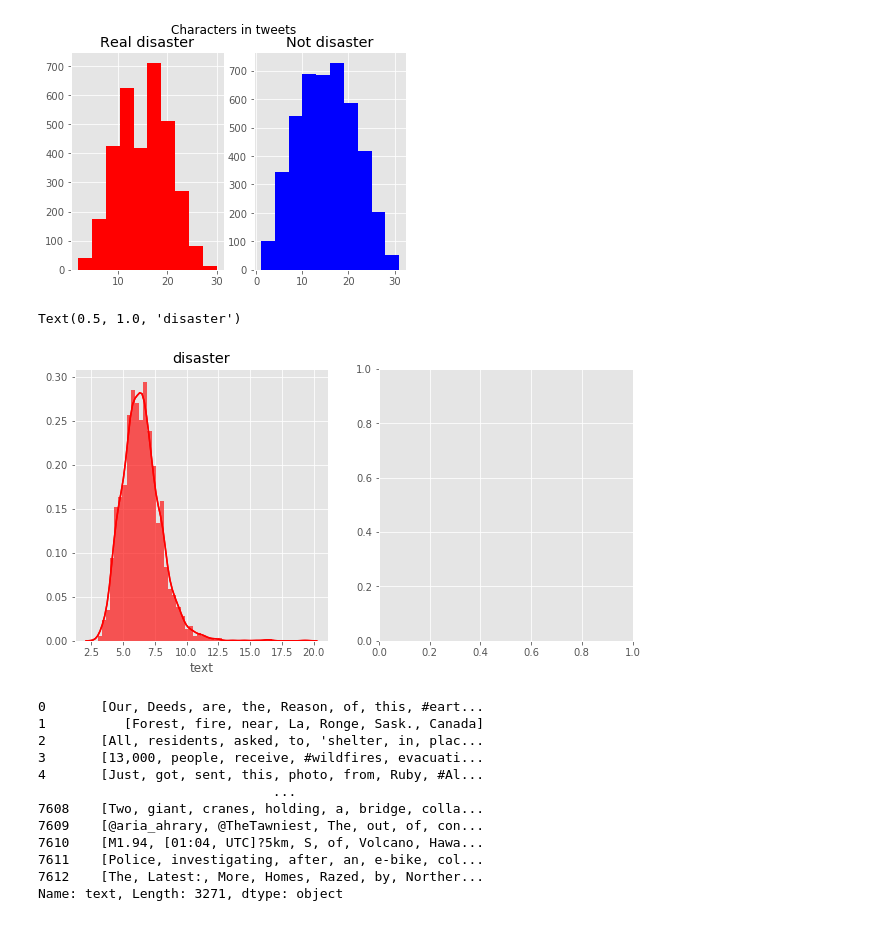
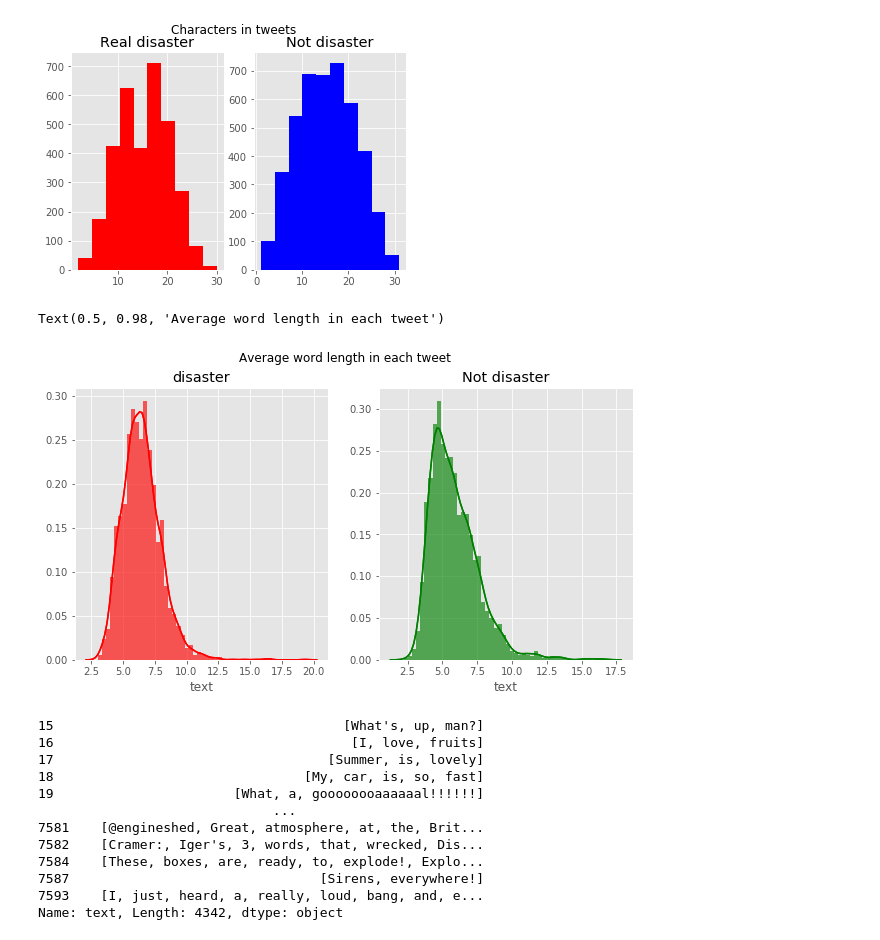
Before and after one commit to MAMOMIMOMU/botch, a Jupyter notebook: dstrTweets/nlp.ipynb, the cells around one changed output. Saved outputs shown, nothing was run; the diff lists cells and outputs as text; code cells hidden in the pictures.

```diff
--- a/dstrTweets/nlp.ipynb
+++ b/dstrTweets/nlp.ipynb
@@ -135,25 +116,34 @@ plt.show()
 # %%
 fig,(ax1,ax2)=plt.subplots(1,2,figsize=(10,5))
 word=tweet[tweet['target']==1]['text'].str.split().apply(lambda x : [len(i) for i in x])
+sns.distplot(word.map(lambda x: np.mean(x)),ax=ax1,color='red')
+ax1.set_title('disaster')
+word=tweet[tweet['target']==0]['text'].str.split().apply(lambda x : [len(i) for i in x])
+sns.distplot(word.map(lambda x: np.mean(x)),ax=ax2,color='green')
+ax2.set_title('Not disaster')
+fig.suptitle('Average word length in each tweet')
 word=tweet[tweet['target']==1]['text'].str.split().apply(lambda x : [len(i) for i in x])
 sns.distplot(word.map(lambda x: np.mean(x)),ax=ax1,color='red')
-sns.distplot(word.map(lambda x: np.mean(x)),ax=ax1,color='red')
 ax1.set_title('disaster')
+word=tweet[tweet['target']==0]['text'].str.split().apply(lambda x : [len(i) for i in x])
+sns.distplot(word.map(lambda x: np.mean(x)),ax=ax2,color='green')
+ax2.set_title('Not disaster')
+fig.suptitle('Average word length in each tweet')
 # %% [output]
-Text(0.5, 1.0, 'disaster')
+Text(0.5, 0.98, 'Average word length in each tweet')
-[figure, old version]
+[figure, new version]
 # %%
-tweet[tweet['target']==1]['text'].str.split()
+tweet[tweet['target']==0]['text'].str.split()
 # %% [output]
-0       [Our, Deeds, are, the, Reason, of, this, #eart...
-1          [Forest, fire, near, La, Ronge, Sask., Canada]
-2       [All, residents, asked, to, 'shelter, in, plac...
-3       [13,000, people, receive, #wildfires, evacuati...
-4       [Just, got, sent, this, photo, from, Ruby, #Al...
+15                                     [What's, up, man?]
+16                                      [I, love, fruits]
+17                                   [Summer, is, lovely]
+18                                [My, car, is, so, fast]
+19                       [What, a, goooooooaaaaaal!!!!!!]
                               ...
-7608    [Two, giant, cranes, holding, a, bridge, colla...
-7609    [@aria_ahrary, @TheTawniest, The, out, of, con...
-7610    [M1.94, [01:04, UTC]?5km, S, of, Volcano, Hawa...
-7611    [Police, investigating, after, an, e-bike, col...
-7612    [The, Latest:, More, Homes, Razed, by, Norther...
-Name: text, Length: 3271, dtype: object
+7581    [@engineshed, Great, atmosphere, at, the, Brit...
+7582    [Cramer:, Iger's, 3, words, that, wrecked, Dis...
+7584    [These, boxes, are, ready, to, explode!, Explo...
+7587                                [Sirens, everywhere!]
+7593    [I, just, heard, a, really, loud, bang, and, e...
+Name: text, Length: 4342, dtype: object
```
Also changed, not shown: parts of 17 cells of this notebook.
